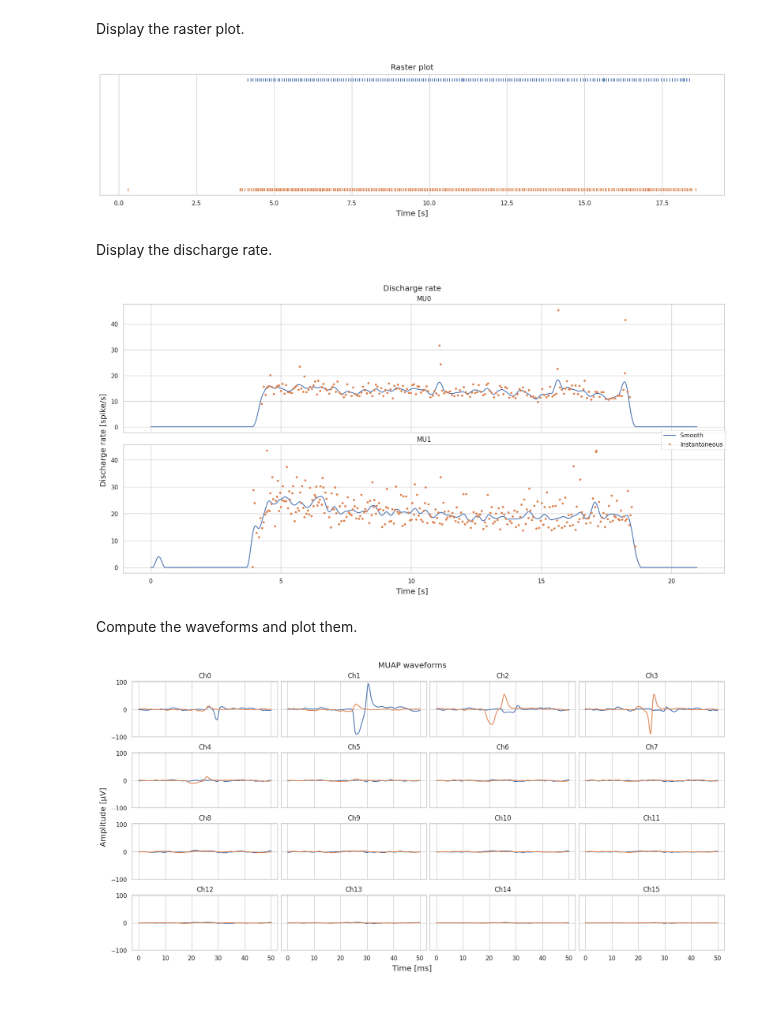
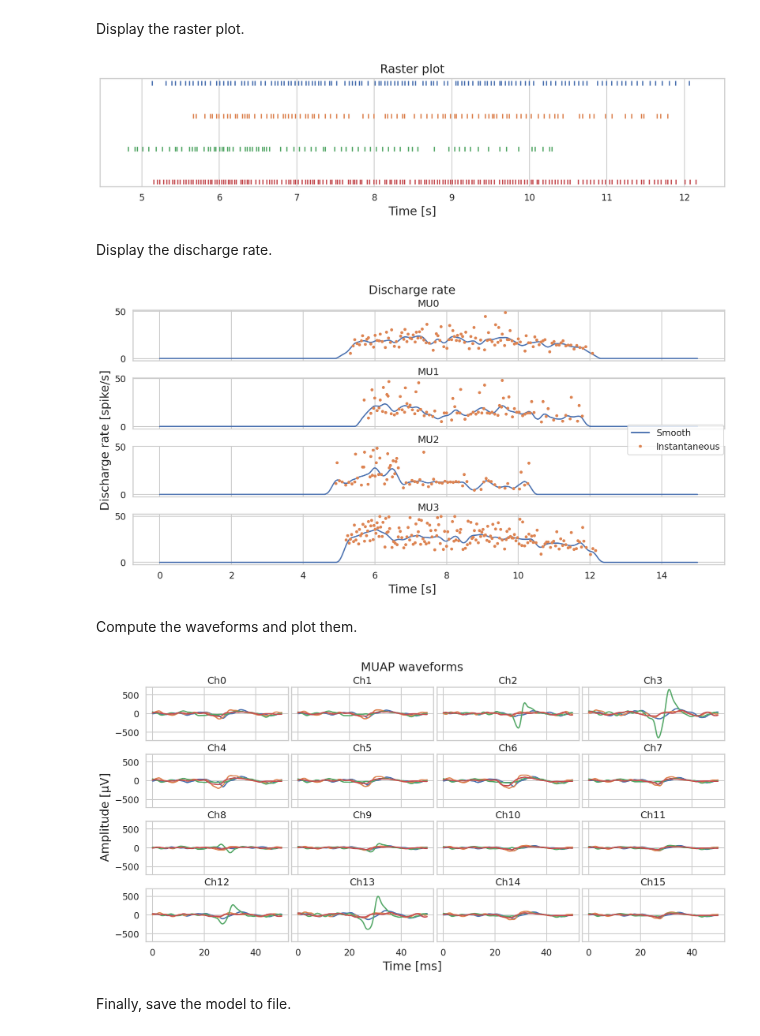
Before and after one commit to pulp-bio/emgkit, a Jupyter notebook: examples/Decomposition of sEMG signals from armband.ipynb, the cells around one changed output. Cells and saved outputs as stored; diff of their text form; code cells hidden in the pictures; blank space fills up the shorter version.

```diff
--- a/examples/Decomposition of sEMG signals from armband.ipynb
+++ b/examples/Decomposition of sEMG signals from armband.ipynb
@@ -7,6 +7,8 @@
 import logging
 import os
 
+import numpy as np
+import seaborn as sns
 import torch
 
 import emgkit
@@ -21,9 +23,12 @@ else:
     device = torch.device("cpu")
     logging.info("Using CPU version")
 
+sns.set_context("talk")
+
 FS = 4000
 SEED = 42
-DATA_PATH = os.path.join("data", "esb", "isometric.bin")
+SUBJ = "S1"
+DATA_PATH = os.path.join("data", "armband", f"{SUBJ}_isometric.bin")
 # %% [output]
 INFO:root:Using CUDA version
 # %% [markdown]
@@ -36,9 +41,7 @@ sig_len_s = emg.shape[0] / FS
 
 # Filter
 emg_flt = emgkit.preprocessing.bandstop_filter(emg, low_cut=49, high_cut=51, fs=FS)
-emg_flt = emgkit.preprocessing.bandpass_filter(
-    emg_flt, low_cut=10, high_cut=1000, fs=FS
-)
+emg_flt = emgkit.preprocessing.bandpass_filter(emg_flt, low_cut=20, high_cut=500, fs=FS)
 
 power_spectrum = emgkit.utils.power_spectrum(emg_flt, FS)
 emgkit.plotting.plot_signal(
@@ -57,13 +69,16 @@ Instantiate the decomposition model and perform the MU extraction in the 5--15s
 # %%
-emg_bss = emgkit.decomposition.EMGBSS(
+conv_bss = emgkit.decomposition.ConvBSS(
     fs=FS,
-    n_mu_target=300,
-    sil_th=0.75,
+    n_mu_target=150,
+    sil_th=0.6,
+    cov_isi_th=0.6,
     device=device,
+    seed=SEED,
 )
 
-emg_bss.decompose_training(emg_flt[int(5 * FS) : int(15 * FS)])
-ics, spikes_t = emg_bss.decompose_inference(emg_flt)
+conv_bss.decompose_training(emg_flt[labels != 0])
+
+ics, spikes_t = conv_bss.decompose_inference(emg_flt)
 ext_sig_len_s = ics.shape[0] / FS
 # %% [output]
 INFO:root:Number of channels before extension: 16
@@ -92,24 +109,38 @@ emgkit.plotting.plot_ic_spikes(ics, spikes_t, fig_size=(16, 8))
 # %% [markdown]
 Display the raster plot.
 # %%
-emgkit.plotting.raster_plot(spikes_t, fig_size=(16, 4))
+emgkit.plotting.raster_plot(
+    spikes_t, fig_size=(16, 4), file_name=f"{SUBJ}_raster_iso.svg"
+)
 # %% [output]
-[figure, old version]
+[figure, new version]
 # %% [markdown]
 Display the discharge rate.
 # %%
 emgkit.plotting.plot_discharges(
-    spikes_t, ext_sig_len_s, FS, win_len_s=0.5, fig_size=(16, 8)
+    spikes_t,
+    ext_sig_len_s,
+    FS,
+    win_len_s=0.5,
+    fig_size=(16, 8),
+    file_name=f"{SUBJ}_discharges_iso.svg",
 )
 # %% [output]
-[figure, old version]
+[figure, new version]
 # %% [markdown]
 Compute the waveforms and plot them.
 # %%
 wfs = emgkit.utils.compute_waveforms(emg_flt, spikes_t, wf_radius_ms=25.0, fs=FS)
 
 emgkit.plotting.plot_waveforms(
-    wfs, fs=FS, n_cols=4, y_label="Amplitude [\u03BCV]", fig_size=(16, 8)
+    wfs,
+    fs=FS,
+    n_cols=4,
+    y_label="Amplitude [\u03BCV]",
+    fig_size=(16, 8),
+    file_name=f"{SUBJ}_wfs_iso.svg",
 )
 # %% [output]
-[figure, old version]
+[figure, new version]
+# %% [markdown]
+Finally, save the model to file.
```
Also changed, not shown: parts of 9 cells of this notebook, 1 other file.
